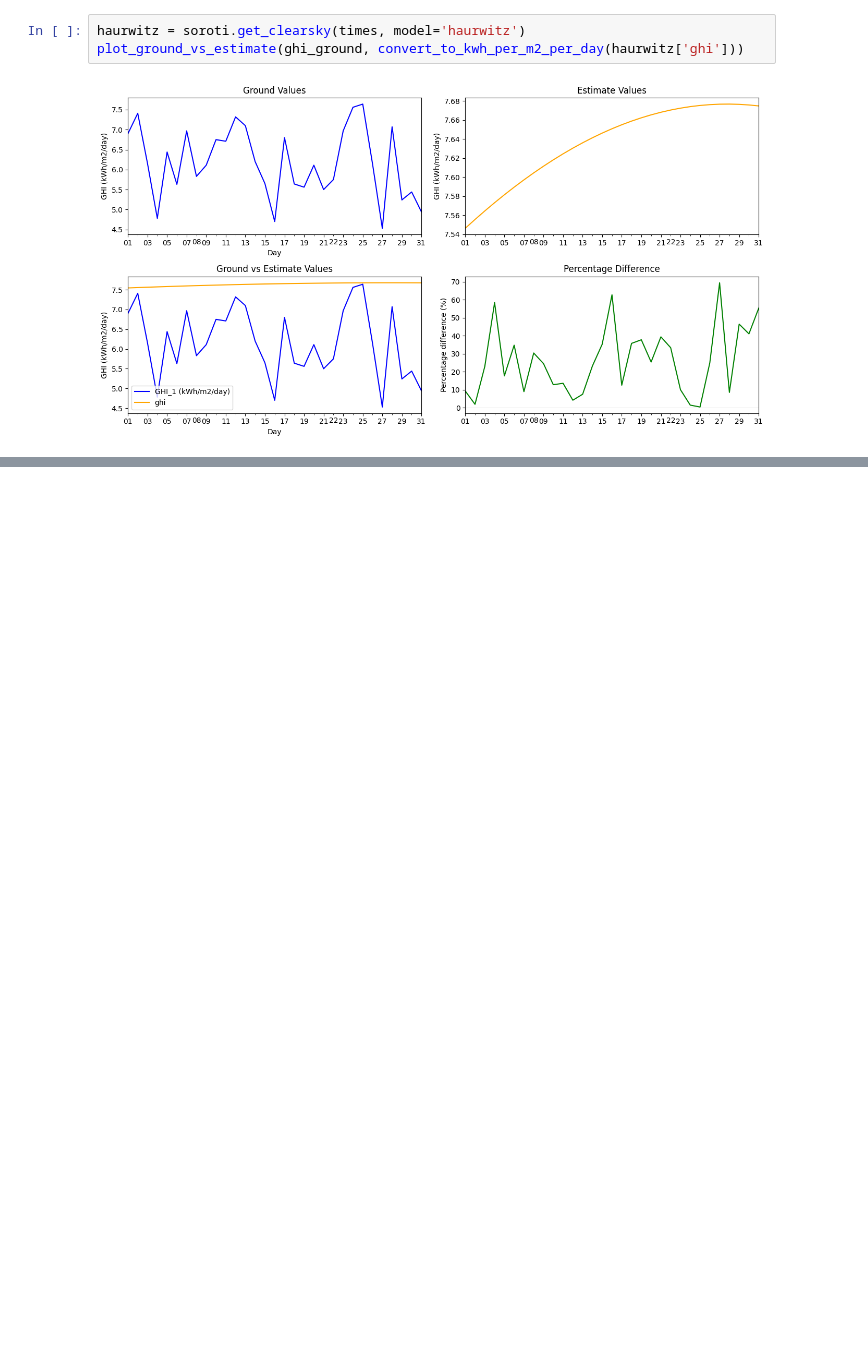
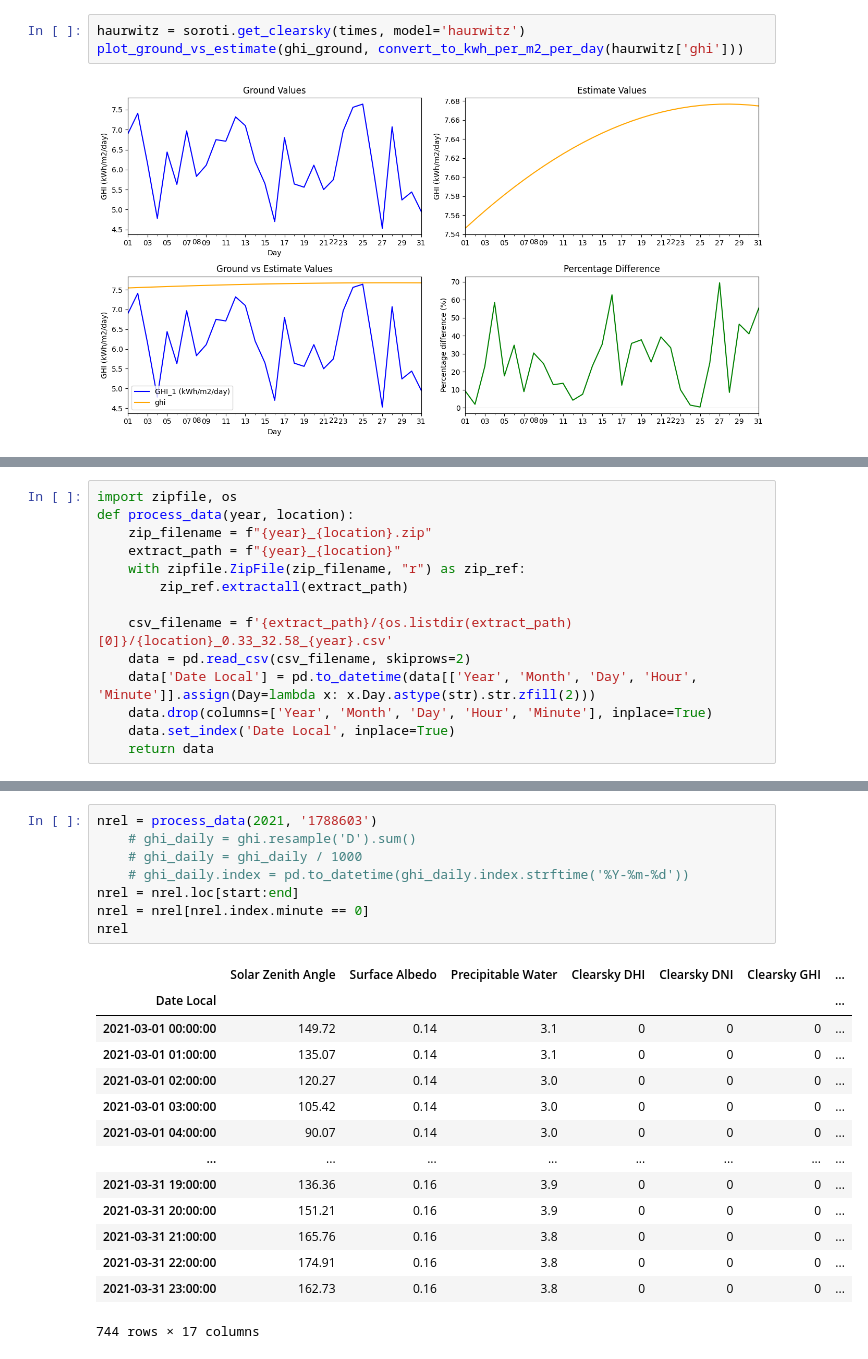
Before and after one commit to Marconi-Lab/SolarIrradiation, a Jupyter notebook: jupyter_notebooks/pvlib_pipeline.ipynb, the cells around one changed output, grey strips where cells are left out. Saved outputs shown, nothing was run; the diff lists cells and outputs as text; blank space fills up the shorter version.

```diff
--- a/jupyter_notebooks/pvlib_pipeline.ipynb
+++ b/jupyter_notebooks/pvlib_pipeline.ipynb
@@ -252,0 +148,14 @@ if __name__ == "__main__":
+# %%
+import zipfile, os
+def process_data(year, location):
+    zip_filename = f"{year}_{location}.zip"
+    extract_path = f"{year}_{location}"
+    with zipfile.ZipFile(zip_filename, "r") as zip_ref:
+        zip_ref.extractall(extract_path)
+
+    csv_filename = f'{extract_path}/{os.listdir(extract_path)[0]}/{location}_0.33_32.58_{year}.csv'
+    data = pd.read_csv(csv_filename, skiprows=2)
+    data['Date Local'] = pd.to_datetime(data[['Year', 'Month', 'Day', 'Hour', 'Minute']].assign(Day=lambda x: x.Day.astype(str).str.zfill(2)))
+    data.drop(columns=['Year', 'Month', 'Day', 'Hour', 'Minute'], inplace=True)
+    data.set_index('Date Local', inplace=True)
+    return data
@@ -252,0 +207,23 @@ if __name__ == "__main__":
+# %%
+nrel = process_data(2021, '1788603')
+    # ghi_daily = ghi.resample('D').sum()
+    # ghi_daily = ghi_daily / 1000
+    # ghi_daily.index = pd.to_datetime(ghi_daily.index.strftime('%Y-%m-%d'))
+nrel = nrel.loc[start:end]
+nrel = nrel[nrel.index.minute == 0]
+nrel
+# %% [output]
+|  | Solar Zenith Angle | Surface Albedo | Precipitable Water | Clearsky DHI | Clearsky DNI | Clearsky GHI | ... |
+| Date Local |  |  |  |  |  |  | ... |
+| 2021-03-01 00:00:00 | 149.72 | 0.14 | 3.1 | 0 | 0 | 0 | ... |
+| 2021-03-01 01:00:00 | 135.07 | 0.14 | 3.1 | 0 | 0 | 0 | ... |
+| 2021-03-01 02:00:00 | 120.27 | 0.14 | 3.0 | 0 | 0 | 0 | ... |
+| 2021-03-01 03:00:00 | 105.42 | 0.14 | 3.0 | 0 | 0 | 0 | ... |
+| 2021-03-01 04:00:00 | 90.07 | 0.14 | 3.0 | 0 | 0 | 0 | ... |
+| ... | ... | ... | ... | ... | ... | ... | ... |
+| 2021-03-31 19:00:00 | 136.36 | 0.16 | 3.9 | 0 | 0 | 0 | ... |
+| 2021-03-31 20:00:00 | 151.21 | 0.16 | 3.9 | 0 | 0 | 0 | ... |
+| 2021-03-31 21:00:00 | 165.76 | 0.16 | 3.8 | 0 | 0 | 0 | ... |
+| 2021-03-31 22:00:00 | 174.91 | 0.16 | 3.8 | 0 | 0 | 0 | ... |
+| 2021-03-31 23:00:00 | 162.73 | 0.16 | 3.8 | 0 | 0 | 0 | ... |
+744 rows × 17 columns
```
Also changed, not shown: parts of 19 cells of this notebook, 6 other files.
